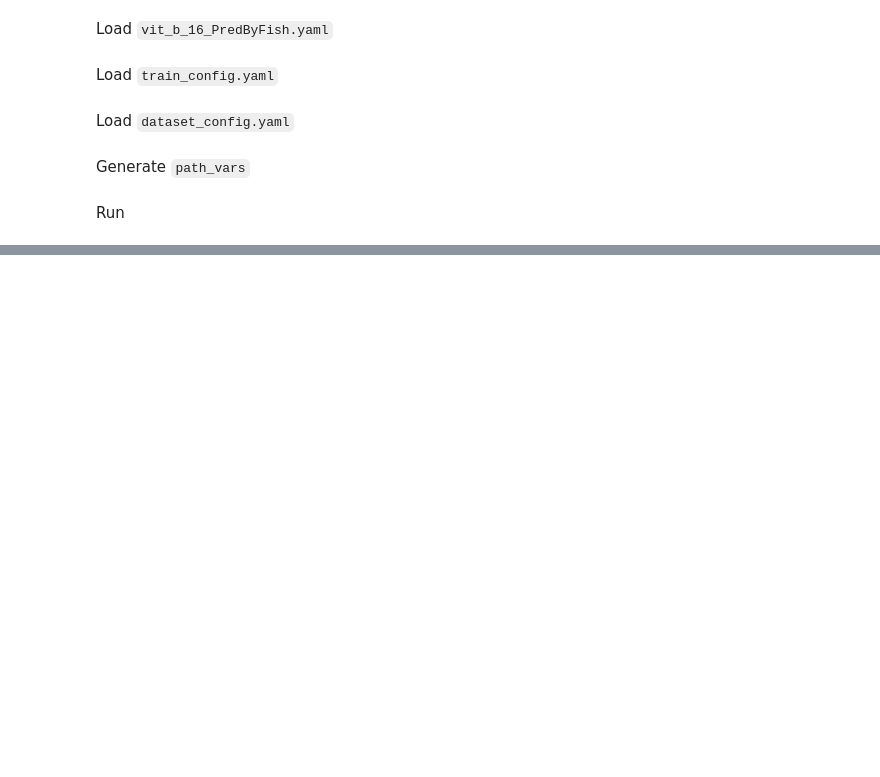
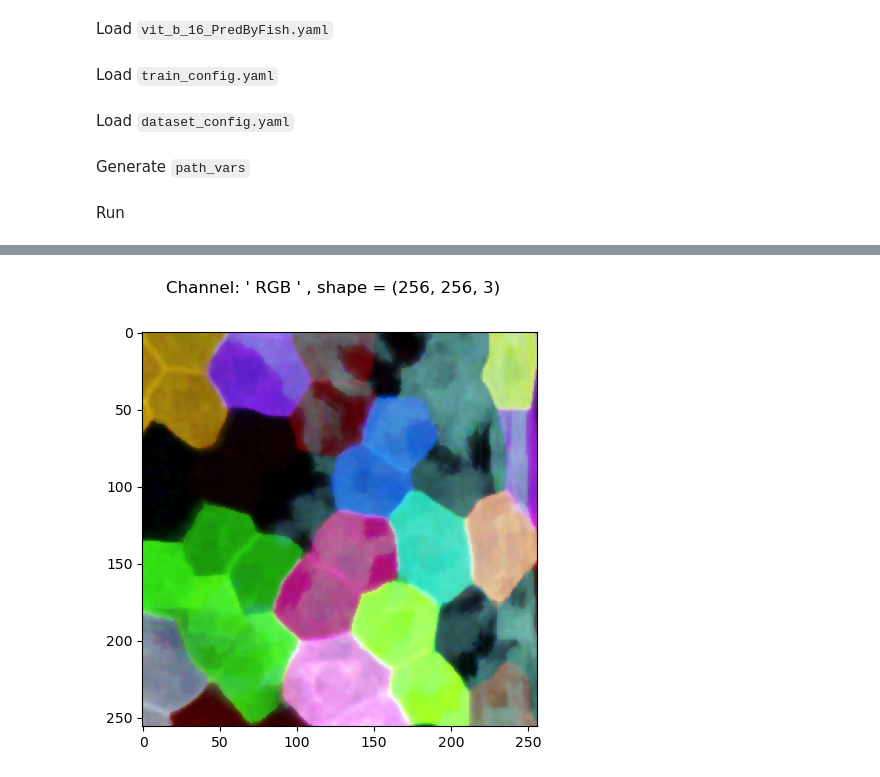
Before and after one commit to DANTA-HOJA/AI_SEC, a Jupyter notebook: testing/vit_b_16_PredByFish.ipynb, the cells around one changed output, grey strips where cells are left out. Cells and saved outputs as stored; diff of their text form; code cells hidden in the pictures; blank space fills up the shorter version.

Commit message:
[mod 'test_log'] (PredByFish) vit_b_16

```diff
--- a/testing/vit_b_16_PredByFish.ipynb
+++ b/testing/vit_b_16_PredByFish.ipynb
@@ -134,10 +135,8 @@ testingByFish_logger.info(f"※ : total test batches: {len(test_dataloader)}")
 
 # Read test ( debug mode only )
 if debug_mode:
-    read_test = cv2.imread(test_img_list[-1])
     testingByFish_logger.info(f"Read Test: {test_img_list[-1]}")
-    cv2.imshow("Read Test", read_test)
-    cv2.waitKey(0)
+    plot_in_rgb(test_img_list[-1], (512, 512))
 
 
 # Create model ( ref: https://github.com/pytorch/vision/issues/7397 )
@@ -274,7 +273,17 @@ with open(os.path.normpath(f"{load_dir}/{{Logs}}_test.log"), mode="w") as f_writ
     sys.stdout = f_writer
 
     ## write 'test_log'
-    print(json.dumps(test_log, indent=4), "\n\n")
+    print(f"[ model ]")
+    print(f"history:    '{model_history}'")
+    print(f"model_name: '{model_name}'")
+    print(f"desc:       '{model_desc}'\n") # newline
+    print(f"[ dataset ]")
+    print(f"name:       '{dataset_name}'")
+    print(f"gen_method: '{dataset_gen_method}'")
+    print(f"stdev:      '{dataset_stdev}'")
+    print(f"param_name: '{dataset_param_name}'\n") # newline
+    print(f"※ For more detail info please refer to its 'train_config' file...\n\n") # newline
+
 
     ## write 'classification_report'
     cls_report = classification_report(y_true=gt_list_to_name, y_pred=pred_list_to_name, digits=5)
@@ -298,6 +307,7 @@ with open(os.path.normpath(f"{load_dir}/{{Logs}}_test.log"), mode="w") as f_writ
 ## new_name_format = {time_stamp}_{state}_{target_epochs_with_ImgLoadOptions}_{test_f1}
 ## state = {EarlyStop, Interrupt, Completed, Tested, etc.}
 model_history_list = re.split("{|}", model_history)
-if do_cam: new_name = f"{model_history_list[0]}{{Tested_CAM}}_{{{model_history_list[3]}}}_{{{model_desc}}}_{{avg_f1_{test_log['average_f1']}}}"
-else: new_name = f"{model_history_list[0]}{{Tested}}_{{{model_history_list[3]}}}_{{{model_desc}}}_{{avg_f1_{test_log['average_f1']}}}"
+if do_cam: new_name = f"{model_history_list[0]}{{Tested_CAM}}_{{{model_history_list[3]}}}_{{{model_desc}}}_{{weighted_f1_{test_log['weighted_f1']}}}"
+else: new_name = f"{model_history_list[0]}{{Tested}}_{{{model_history_list[3]}}}_{{{model_desc}}}_{{weighted_f1_{test_log['weighted_f1']}}}"
 os.rename(load_dir, os.path.join(load_dir_root, model_name, new_name))
+# %% [output]
@@ -303,0 +326 @@ os.rename(load_dir, os.path.join(load_dir_root, model_name, new_name))
+[figure, added]
```
Also changed, not shown: parts of 2 cells of this notebook.
